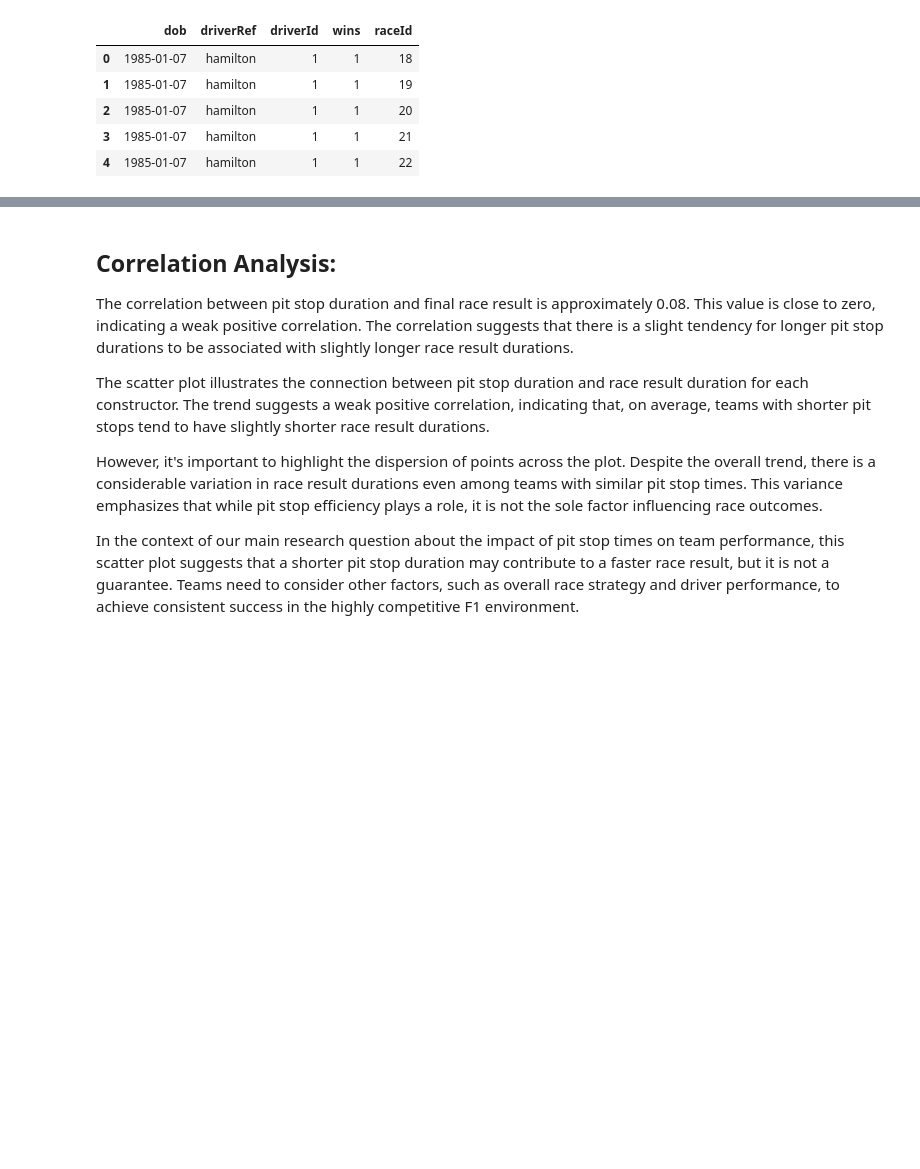
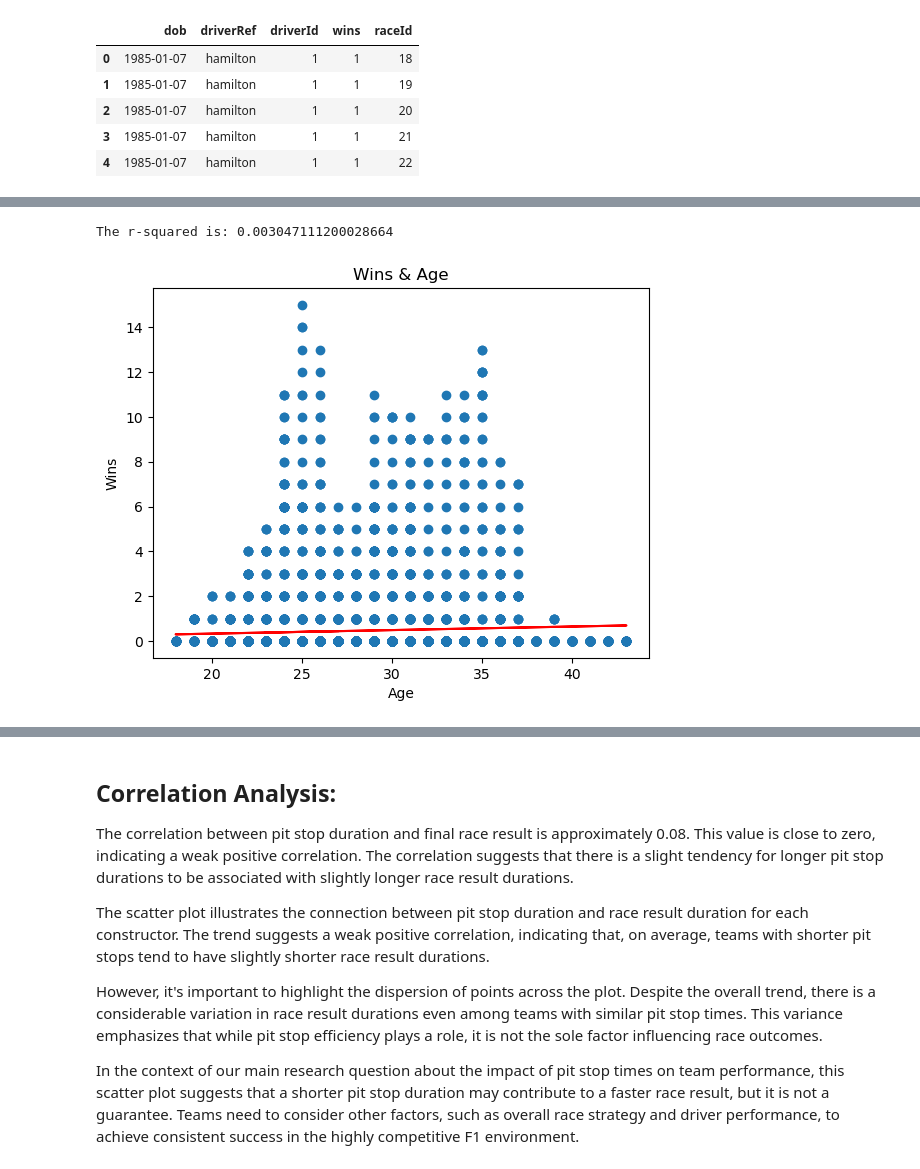
Before and after one commit to YargKlnc/Project1-Formula1, a Jupyter notebook: project.ipynb, the cells around one changed output, grey strips where cells are left out. Saved outputs shown, nothing was run; the diff lists cells and outputs as text; code cells hidden in the pictures; blank space fills up the shorter version.

```diff
--- a/project.ipynb
+++ b/project.ipynb
@@ -372,11 +494,15 @@ line_eq = "y = " + str(round(slope,2)) + "x + " + str(round(intercept,2))
 # %%
 plt.scatter(x_values,y_values)
 plt.plot(x_values,regress_values,"r-")
 plt.annotate(line_eq,(0,50),fontsize=15,color="red")
 plt.xlabel('Age')
 plt.ylabel('Wins')
+plt.title("Wins & Age")
 print(f"The r-squared is: {rvalue**2}")
 plt.show()
+# %% [output]
+The r-squared is: 0.003047111200028664
+[figure, added]
 # %%
 
 #merge pit_stops and results
```
Also changed, not shown: parts of 22 cells of this notebook.
